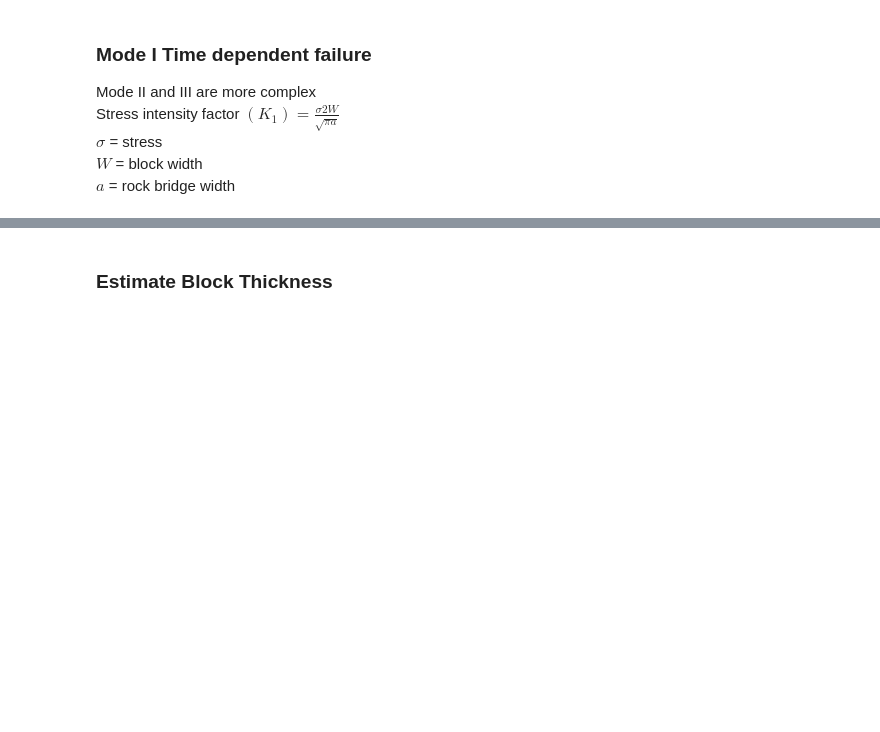
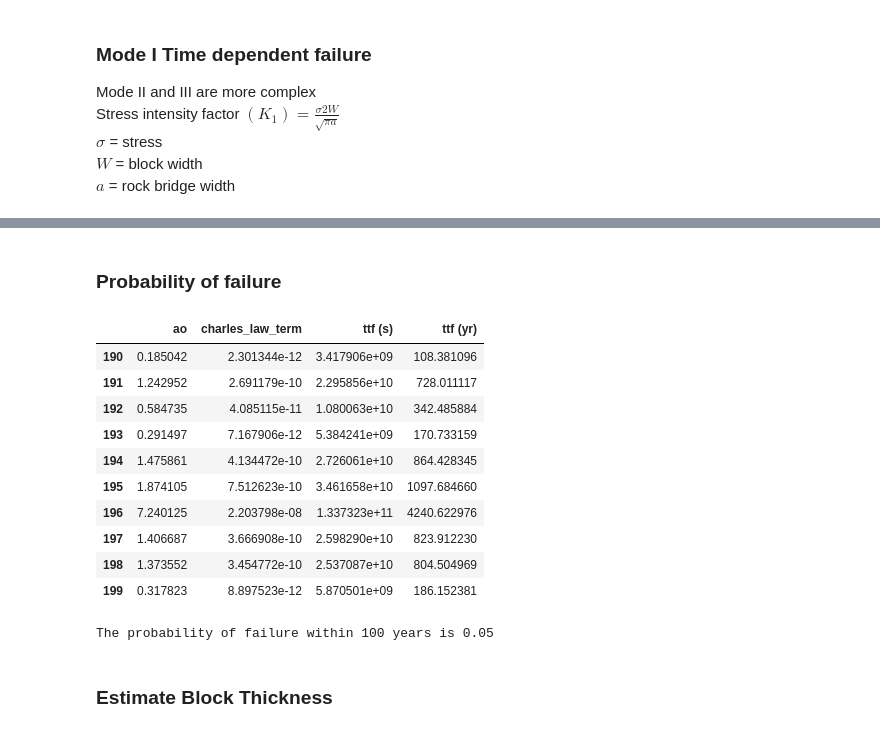
Before and after one commit to Josesx506/UA_PhD_Coursework_Assignments, a Jupyter notebook: 2024_Spring/GEN_580/Project/Final_Proj.ipynb, the cells around one changed output, grey strips where cells are left out. Drawn from its saved outputs; the diff is of its cells as text; code cells hidden in the pictures; blank space fills up the shorter version.

```diff
--- a/2024_Spring/GEN_580/Project/Final_Proj.ipynb
+++ b/2024_Spring/GEN_580/Project/Final_Proj.ipynb
@@ -116,3 +131,41 @@ ptcl = laspy.read("Pointclouds/Cropped_CableMnt_RA_2019_Pointcloud.laz")
+# %% [markdown]
+### Probability of failure
+# %%
+np.random.seed(580)
+
+def calculate_ttf_years(a0,wt,W,k1c,A,n):
+    k1 = (wt*2*W)/(np.sqrt(np.pi*a0))
+    wtc = k1c/k1 # Mpa
+    charles_law = A * (wtc ** n)
+    n2 = n/2+1
+    ttf = (a0**n2) / (A * charles_law * n2)
+    ttf_yr = ttf / (60*60*24*365)
+
+
+    m1_df = pd.DataFrame(data={"ao":a0,"charles_law_term":charles_law,"ttf (s)":ttf, "ttf (yr)": ttf_yr})
+    display(m1_df.tail(10))
+    return ttf_yr
+
+stochastic_rb_len = abs(np.random.normal(a0,3, 200))
+stch_ttf_yr = calculate_ttf_years(stochastic_rb_len, wt,W,k1c,A, n)
+n_yrs_to_fail_cutoff = 100
+stch_ttf_yr = np.where(stch_ttf_yr<n_yrs_to_fail_cutoff,1,0)
+# Probability of Failure
+pof = np.mean(stch_ttf_yr)
+print(f"The probability of failure within {n_yrs_to_fail_cutoff} years is {pof:.2f}")
+# %% [output]
+|  | ao | charles_law_term | ttf (s) | ttf (yr) |
+| 190 | 0.185042 | 2.301344e-12 | 3.417906e+09 | 108.381096 |
+| 191 | 1.242952 | 2.691179e-10 | 2.295856e+10 | 728.011117 |
+| 192 | 0.584735 | 4.085115e-11 | 1.080063e+10 | 342.485884 |
+| 193 | 0.291497 | 7.167906e-12 | 5.384241e+09 | 170.733159 |
+| 194 | 1.475861 | 4.134472e-10 | 2.726061e+10 | 864.428345 |
+| 195 | 1.874105 | 7.512623e-10 | 3.461658e+10 | 1097.684660 |
+| 196 | 7.240125 | 2.203798e-08 | 1.337323e+11 | 4240.622976 |
+| 197 | 1.406687 | 3.666908e-10 | 2.598290e+10 | 823.912230 |
+| 198 | 1.373552 | 3.454772e-10 | 2.537087e+10 | 804.504969 |
+| 199 | 0.317823 | 8.897523e-12 | 5.870501e+09 | 186.152381 |
+The probability of failure within 100 years is 0.05
 # %% [markdown]
 ### Estimate Block Thickness
 # %%
```
Also changed, not shown: parts of 11 cells of this notebook, 2 other files.
